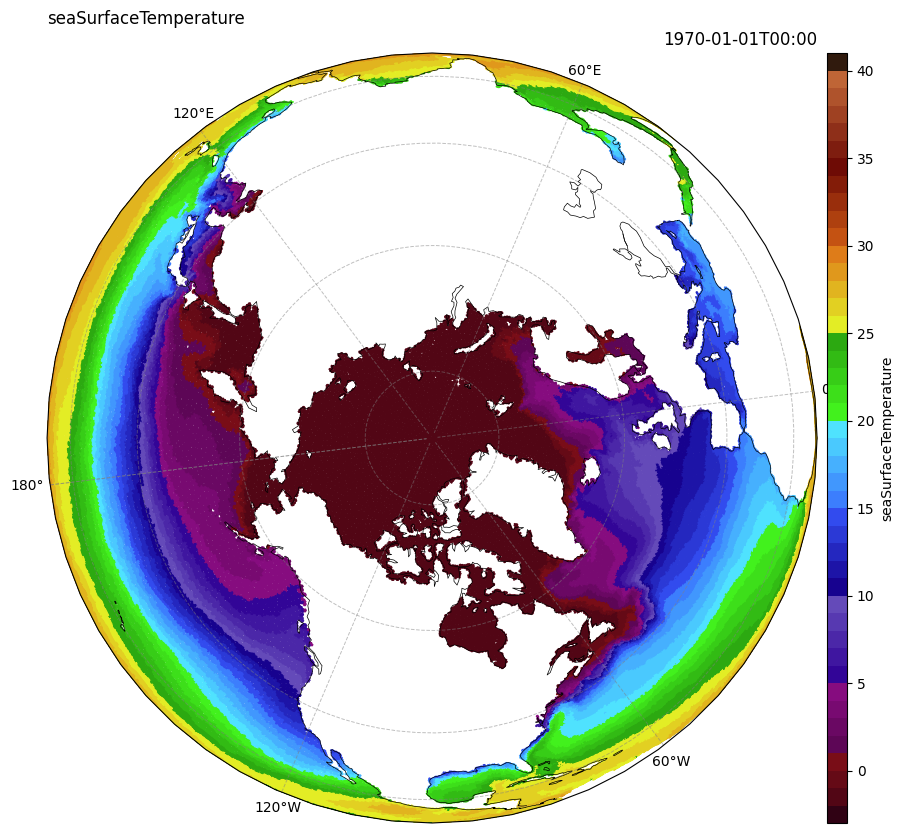
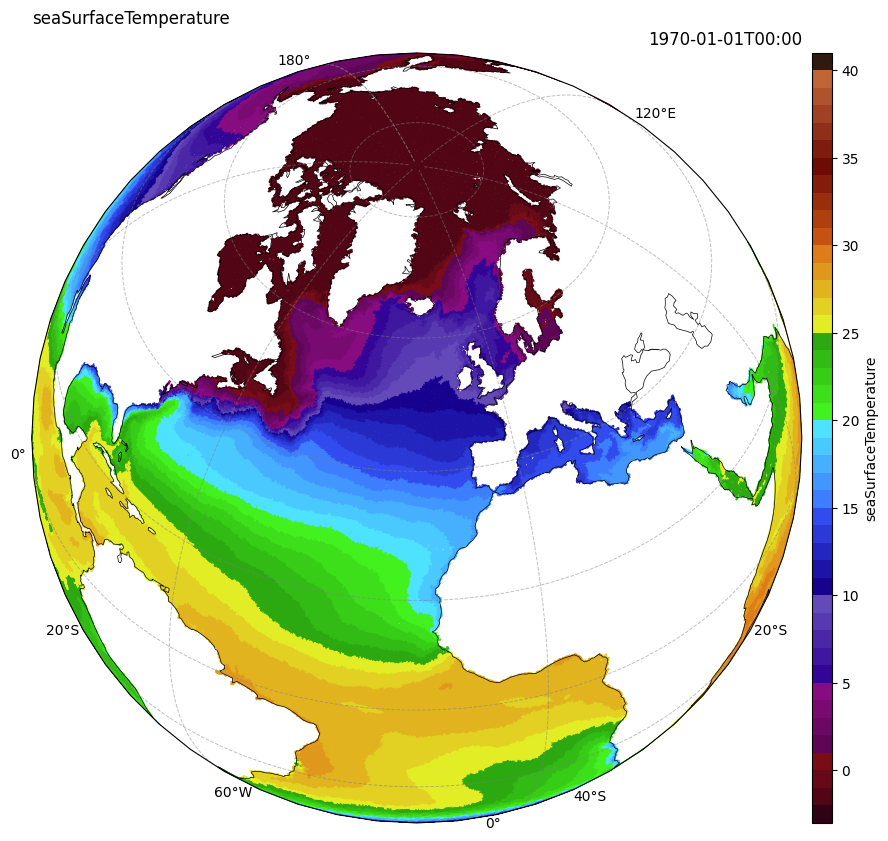
Code edit (unified diff) that turned the first committed figure into the second:
--- before
+++ after
@@ -1,3 +1,3 @@
 var1 = 'seaSurfaceTemperature'
 cmap, norm = escmap("noaa_sst")
-mpasd.show(dta, var_name = var1, crs=ccrs.Orthographic(central_longitude=-97, central_latitude=90), cmap = cmap, norm = norm, figsize = (10, 10))
+mpasd.show(dta, var_name = var1, crs=ccrs.Orthographic(central_longitude=-20, central_latitude=45), cmap = cmap, norm = norm, figsize = (10, 10))

Commit: updated notebooks